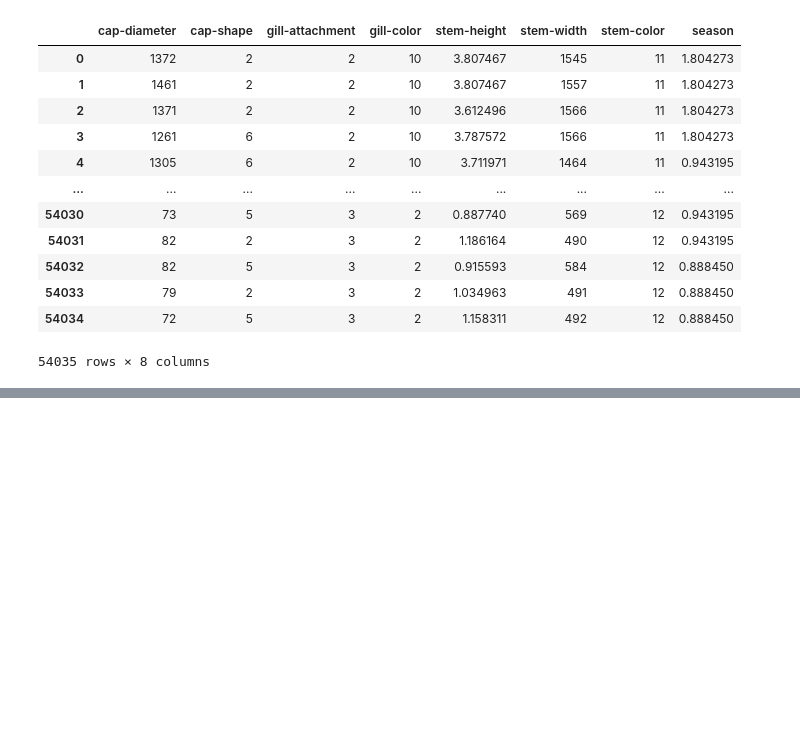
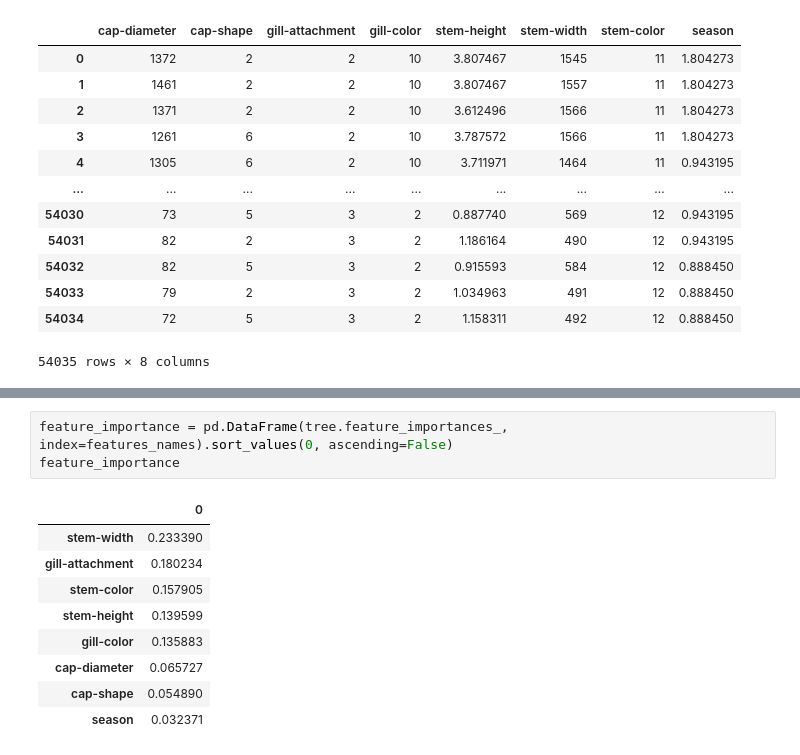
Before and after one commit to iTzFabregas/mushroom-poisoning-detection, a Jupyter notebook: detection.ipynb, the cells around one changed output, grey strips where cells are left out. Drawn from its saved outputs; the diff is of its cells as text; blank space fills up the shorter version.

```diff
--- a/detection.ipynb
+++ b/detection.ipynb
@@ -104,0 +218,13 @@ graph.render('out')
+# %%
+feature_importance = pd.DataFrame(tree.feature_importances_, index=features_names).sort_values(0, ascending=False)
+feature_importance
+# %% [output]
+|  | 0 |
+| stem-width | 0.233390 |
+| gill-attachment | 0.180234 |
+| stem-color | 0.157905 |
+| stem-height | 0.139599 |
+| gill-color | 0.135883 |
+| cap-diameter | 0.065727 |
+| cap-shape | 0.054890 |
+| season | 0.032371 |
```
Also changed, not shown: parts of 24 cells of this notebook, 5 other files.
